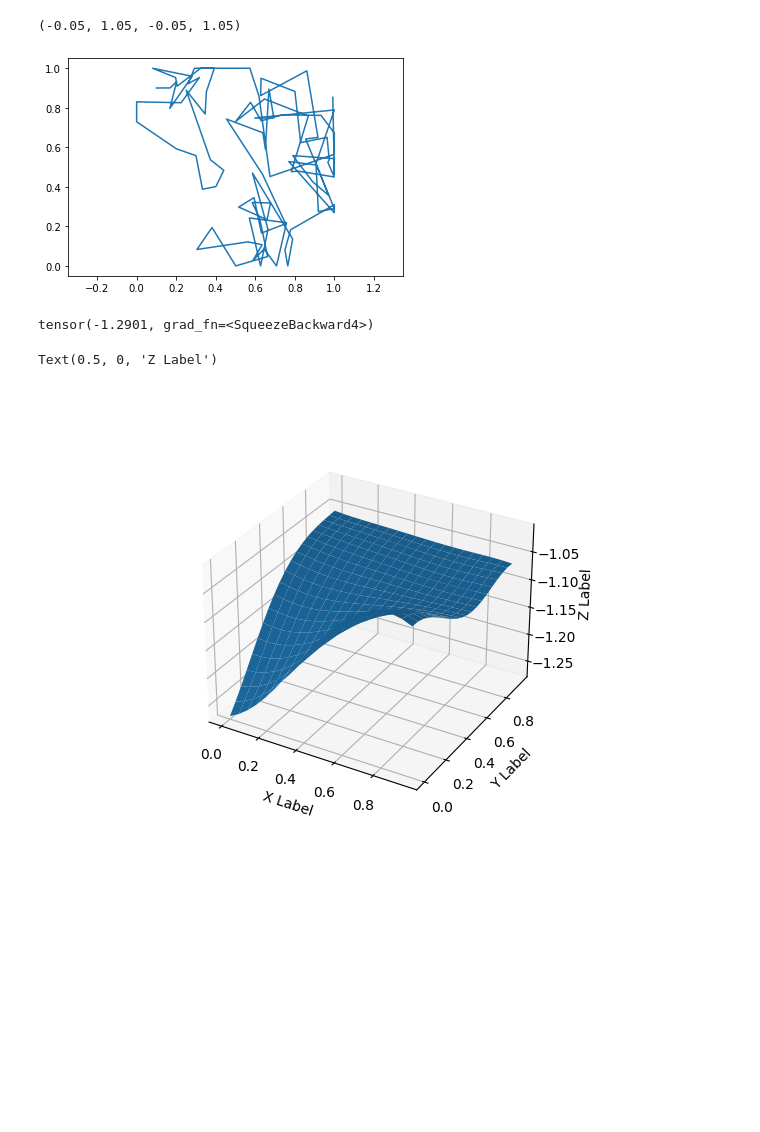
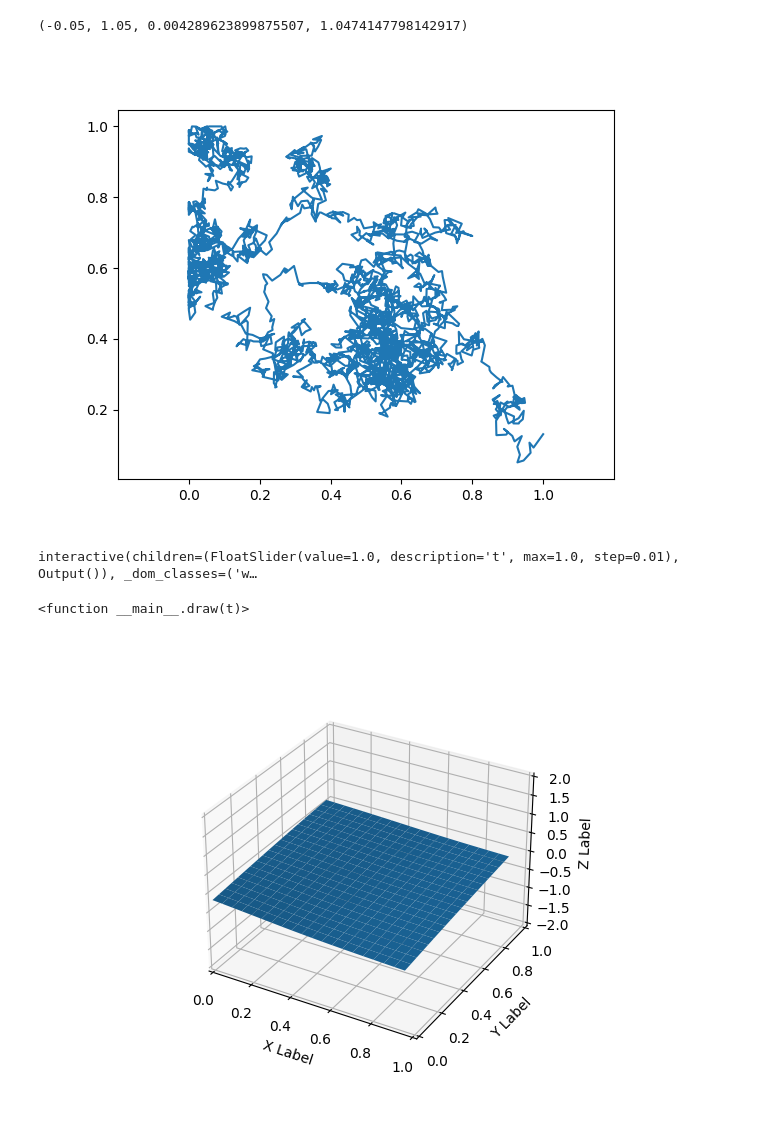
Before and after one commit to CarlosContrerasQ12/TesisMaestria, a Jupyter notebook: Tesis/code/DGMyPINNs.ipynb, the cells around one changed output. Cells and saved outputs as stored; diff of their text form; code cells hidden in the pictures; blank space fills up the shorter version.

```diff
--- a/Tesis/code/DGMyPINNs.ipynb
+++ b/Tesis/code/DGMyPINNs.ipynb
@@ -201,3 +207,3 @@ pde=PDE_with_boundary({"dim":2,"total_time":1.0,"Ndis":20})
 # %%
-#pde.train()
-pde.load_model('u_salida.pth')
+pde.train(2000)
+#pde.load_model('calor.pth')
@@ -216,18 +245,20 @@ def proyectar_adentro(X):
     return x,y
 
 
-def simular_trayectoria(model,X0,dt):
+def simular_trayectoria(pde,X0,dt):
     t=0.0
     x=[X0[0]]
     y=[X0[1]]
     while t<=1:
         pos=torch.tensor([t,x[-1],y[-1]],requires_grad=True)
-        u=model(pos)
-        alpha=torch.autograd.grad(u,pos)[0]
-        xnew=x[-1]+2*alpha[0]*dt+np.sqrt(2)*np.random.normal(loc=0.0,scale=np.sqrt(dt))
-        ynew=y[-1]+2*alpha[1]*dt+np.sqrt(2)*np.random.normal(loc=0.0,scale=np.sqrt(dt))
+        u=pde.model(pos)
+        alpha=-np.sqrt(pde.lambd)*torch.autograd.grad(u,pos)[0]
+        xnew=x[-1]+2*pde.lambd*alpha[1]*dt+np.sqrt(2)*np.random.normal(loc=0.0,scale=np.sqrt(dt))
+        ynew=y[-1]+2*pde.lambd*alpha[2]*dt+np.sqrt(2)*np.random.normal(loc=0.0,scale=np.sqrt(dt))
         xn,yn=proyectar_adentro([xnew,ynew])
         x.append(xn)
         y.append(yn)
+        if abs(x[-1]-1.0)<1e-5 and y[-1]<0.2:
+            break
         t+=dt
     return x,y
@@ -236,29 +265,41 @@ x,y=simular_trayectoria(pde.model,[0.1,0.9],0.01)
 # %%
-plt.plot(x,y)
-plt.axis('equal')
+x,y=simular_trayectoria(pde,[0.1,0.9],0.0001)
+figpla = plt.figure()
+axpla = figpla.add_subplot(111)
+axpla.plot(x,y)
+axpla.axis('equal')
 # %% [output]
-(-0.05, 1.05, -0.05, 1.05)
+(-0.05, 1.05, 0.004289623899875507, 1.0474147798142917)
-[figure, old version]
+[figure, new version]
-# %%
-pde.model(torch.tensor([0.1,0.1,0.1]))
-# %% [output]
-tensor(-1.2901, grad_fn=<SqueezeBackward4>)
 # %%
-%matplotlib widget
+
 fig = plt.figure()
 ax = fig.add_subplot(111, projection='3d')
 x = y = np.arange(0, 1.0, 0.05)
 X, Y = np.meshgrid(x, y)
-times=0.0*np.ones(np.ravel(X).shape[0])
-tes=torch.tensor(np.stack((times,np.ravel(X), np.ravel(Y)),axis=1))
-zs =pde.model(tes).detach().numpy()
-Z = zs.reshape(X.shape)
-
-ax.plot_surface(X, Y, Z)
-
 ax.set_xlabel('X Label')
 ax.set_ylabel('Y Label')
 ax.set_zlabel('Z Label')
+ax.set_xlim(0,1)
+ax.set_ylim(0,1)
+ax.set_zlim(-5,5)
+
+def draw(t):
+    ax.cla()
+    ax.set_xlabel('X Label')
+    ax.set_ylabel('Y Label')
+    ax.set_zlabel('Z Label')
+    ax.set_xlim(0,1)
+    ax.set_ylim(0,1)
+    ax.set_zlim(-2,2)
+    times=t*np.ones(np.ravel(X).shape[0])
+    tes=torch.tensor(np.stack((times,np.ravel(X), np.ravel(Y)),axis=1))
+    zs =pde.model(tes).detach().numpy()
+    Z = zs.reshape(X.shape)
+    ax.plot_surface(X, Y, Z)
+
+interact(draw,t=widgets.FloatSlider(min=0, max=1.0, step=0.01, value=10))
 # %% [output]
-Text(0.5, 0, 'Z Label')
+interactive(children=(FloatSlider(value=1.0, description='t', max=1.0, step=0.01), Output()), _dom_classes=('w…
+<function __main__.draw(t)>
-[figure, old version]
+[figure, new version]
```
Also changed, not shown: parts of 5 cells of this notebook, 2 other files.
